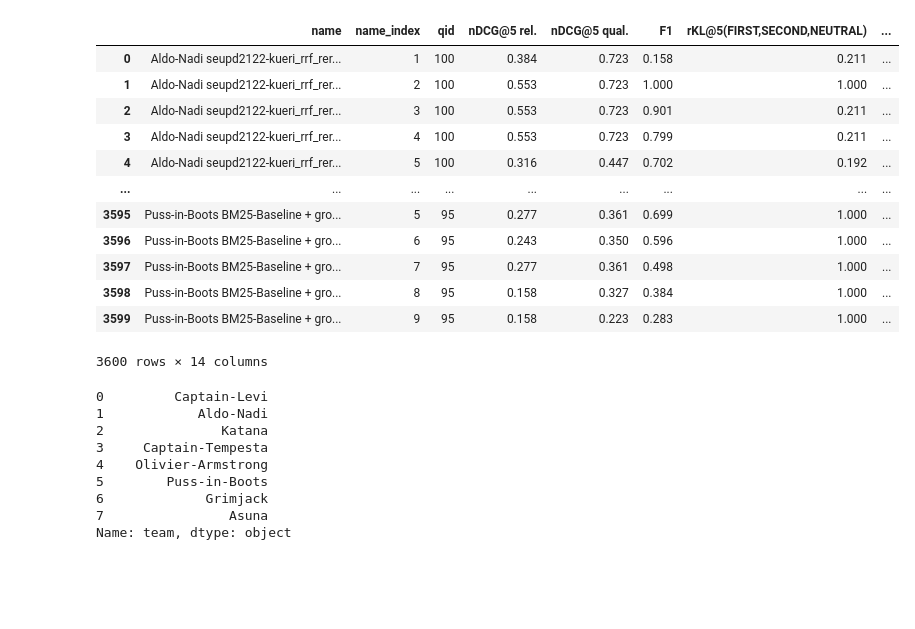
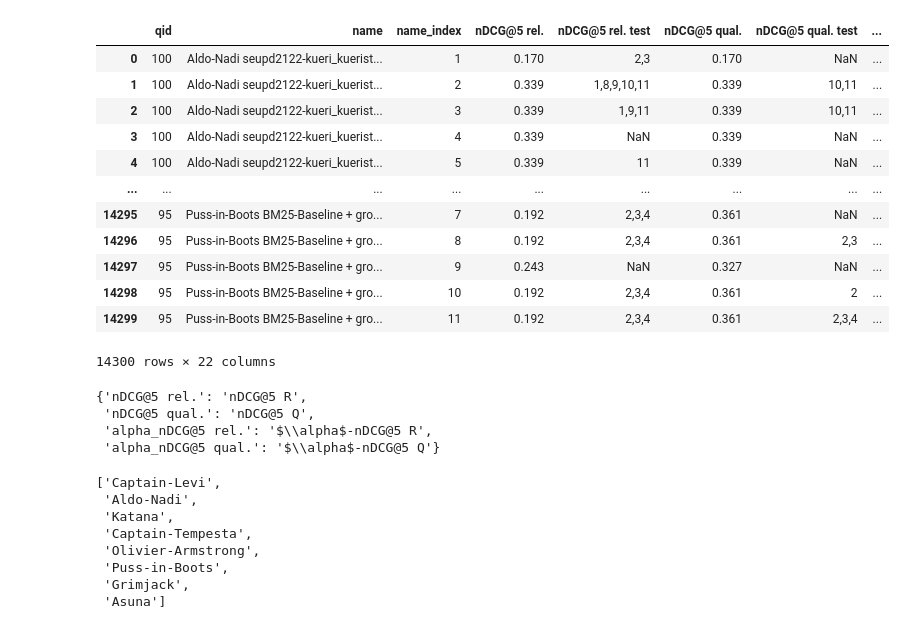
Before and after one commit to webis-de/argmining23-stance-aware-re-ranking, a Jupyter notebook: evaluation_reranking_f1.ipynb, the cells around one changed output. Cells and saved outputs as stored; diff of their text form; code cells hidden in the pictures; blank space fills up the shorter version.

```diff
--- a/evaluation_reranking_f1.ipynb
+++ b/evaluation_reranking_f1.ipynb
@@ -14,9 +9,9 @@ set_style("ticks")
 def target_f1(name: str) -> float:
     parts = name.split(" + ")
     for part in parts:
-        if part.startswith("ground-truth"):
-            match = compile(r"ground-truth\(F1<=(.*)\)").match(part)
+        if part.startswith("randomize"):
+            match = compile(r"randomize\(F1<=(.*)\)").match(part)
             if not match:
                 return 1.0
             return float(match.group(1))
-    return nan
+    return 1.0
@@ -32,36 +18,52 @@ def team_name(run: str) -> str:
 # %%
-df: DataFrame = read_csv("data/metrics-reranking-f1.perquery.csv")
+df: DataFrame = read_csv("data/metrics-reranking-all-f1.perquery.csv")
 df["run"] = df["name"].apply(lambda name: name.split(" + ")[0])
-df["team"] = df["run"].apply(team_name)
-df["target_f1"] = df["name"].apply(target_f1)
+df["team"] = df["run"].apply(lambda run: run.split(" ")[0])
+df["target_f1"] = df["name"].apply(target_f1).fillna(1)
+df.to_csv("data/tmp.csv")
 df
 # %% [output]
-|  | name | name_index | qid | nDCG@5 rel. | nDCG@5 qual. | F1 | rKL@5(FIRST,SECOND,NEUTRAL) | ... |
-| 0 | Aldo-Nadi seupd2122-kueri_rrf_rer... | 1 | 100 | 0.384 | 0.723 | 0.158 | 0.211 | ... |
-| 1 | Aldo-Nadi seupd2122-kueri_rrf_rer... | 2 | 100 | 0.553 | 0.723 | 1.000 | 1.000 | ... |
-| 2 | Aldo-Nadi seupd2122-kueri_rrf_rer... | 3 | 100 | 0.553 | 0.723 | 0.901 | 0.211 | ... |
-| 3 | Aldo-Nadi seupd2122-kueri_rrf_rer... | 4 | 100 | 0.553 | 0.723 | 0.799 | 0.211 | ... |
-| 4 | Aldo-Nadi seupd2122-kueri_rrf_rer... | 5 | 100 | 0.316 | 0.447 | 0.702 | 0.192 | ... |
+|  | qid | name | name_index | nDCG@5 rel. | nDCG@5 rel. test | nDCG@5 qual. | nDCG@5 qual. test | ... |
+| 0 | 100 | Aldo-Nadi seupd2122-kueri_kuerist... | 1 | 0.170 | 2,3 | 0.170 | NaN | ... |
+| 1 | 100 | Aldo-Nadi seupd2122-kueri_kuerist... | 2 | 0.339 | 1,8,9,10,11 | 0.339 | 10,11 | ... |
+| 2 | 100 | Aldo-Nadi seupd2122-kueri_kuerist... | 3 | 0.339 | 1,9,11 | 0.339 | 10,11 | ... |
+| 3 | 100 | Aldo-Nadi seupd2122-kueri_kuerist... | 4 | 0.339 | NaN | 0.339 | NaN | ... |
+| 4 | 100 | Aldo-Nadi seupd2122-kueri_kuerist... | 5 | 0.339 | 11 | 0.339 | NaN | ... |
 | ... | ... | ... | ... | ... | ... | ... | ... | ... |
-| 3595 | Puss-in-Boots BM25-Baseline + gro... | 5 | 95 | 0.277 | 0.361 | 0.699 | 1.000 | ... |
-| 3596 | Puss-in-Boots BM25-Baseline + gro... | 6 | 95 | 0.243 | 0.350 | 0.596 | 1.000 | ... |
-| 3597 | Puss-in-Boots BM25-Baseline + gro... | 7 | 95 | 0.277 | 0.361 | 0.498 | 1.000 | ... |
-| 3598 | Puss-in-Boots BM25-Baseline + gro... | 8 | 95 | 0.158 | 0.327 | 0.384 | 1.000 | ... |
-| 3599 | Puss-in-Boots BM25-Baseline + gro... | 9 | 95 | 0.158 | 0.223 | 0.283 | 1.000 | ... |
+| 14295 | 95 | Puss-in-Boots BM25-Baseline + gro... | 7 | 0.192 | 2,3,4 | 0.361 | NaN | ... |
+| 14296 | 95 | Puss-in-Boots BM25-Baseline + gro... | 8 | 0.192 | 2,3,4 | 0.361 | 2,3 | ... |
+| 14297 | 95 | Puss-in-Boots BM25-Baseline + gro... | 9 | 0.243 | NaN | 0.327 | NaN | ... |
+| 14298 | 95 | Puss-in-Boots BM25-Baseline + gro... | 10 | 0.192 | 2,3,4 | 0.361 | 2 | ... |
+| 14299 | 95 | Puss-in-Boots BM25-Baseline + gro... | 11 | 0.192 | 2,3,4 | 0.361 | 2,3,4 | ... |
-3600 rows × 14 columns
+14300 rows × 22 columns
+# %%
+measure_columns = {
+    "nDCG@5 rel.": r"nDCG@5 R",
+    "nDCG@5 qual.": r"nDCG@5 Q",
+    "alpha_nDCG@5 rel.": r"$\alpha$-nDCG@5 R",
+    "alpha_nDCG@5 qual.": r"$\alpha$-nDCG@5 Q",
+    # "rND@5": r"rND@5",
+    # "rKL@5": r"rKL@5",
+    # "rRD@5": r"rRD@5",
+}
+measure_columns
+# %% [output]
+{'nDCG@5 rel.': 'nDCG@5 R',
+ 'nDCG@5 qual.': 'nDCG@5 Q',
+ 'alpha_nDCG@5 rel.': '$\\alpha$-nDCG@5 R',
+ 'alpha_nDCG@5 qual.': '$\\alpha$-nDCG@5 Q'}
 # %%
-teams = \
-    df[df["name_index"] == 1].groupby("team").aggregate("mean", numeric_only=True) \
-        .sort_values("nDCG@5 rel.", ascending=False) \
-        .reset_index()["team"]
+teams = df[df["name_index"] == 1].groupby("team").aggregate("mean", numeric_only=True) \
+    .sort_values("nDCG@5 rel.", ascending=False) \
+    .reset_index()["team"] \
+    .to_list()
 teams
 # %% [output]
-0         Captain-Levi
-1            Aldo-Nadi
-2               Katana
-3     Captain-Tempesta
-4    Olivier-Armstrong
-5        Puss-in-Boots
-6             Grimjack
-7                Asuna
-Name: team, dtype: object
+['Captain-Levi',
+ 'Aldo-Nadi',
+ 'Katana',
+ 'Captain-Tempesta',
+ 'Olivier-Armstrong',
+ 'Puss-in-Boots',
+ 'Grimjack',
+ 'Asuna']
```
Also changed, not shown: parts of 20 cells of this notebook, 1 other file.
